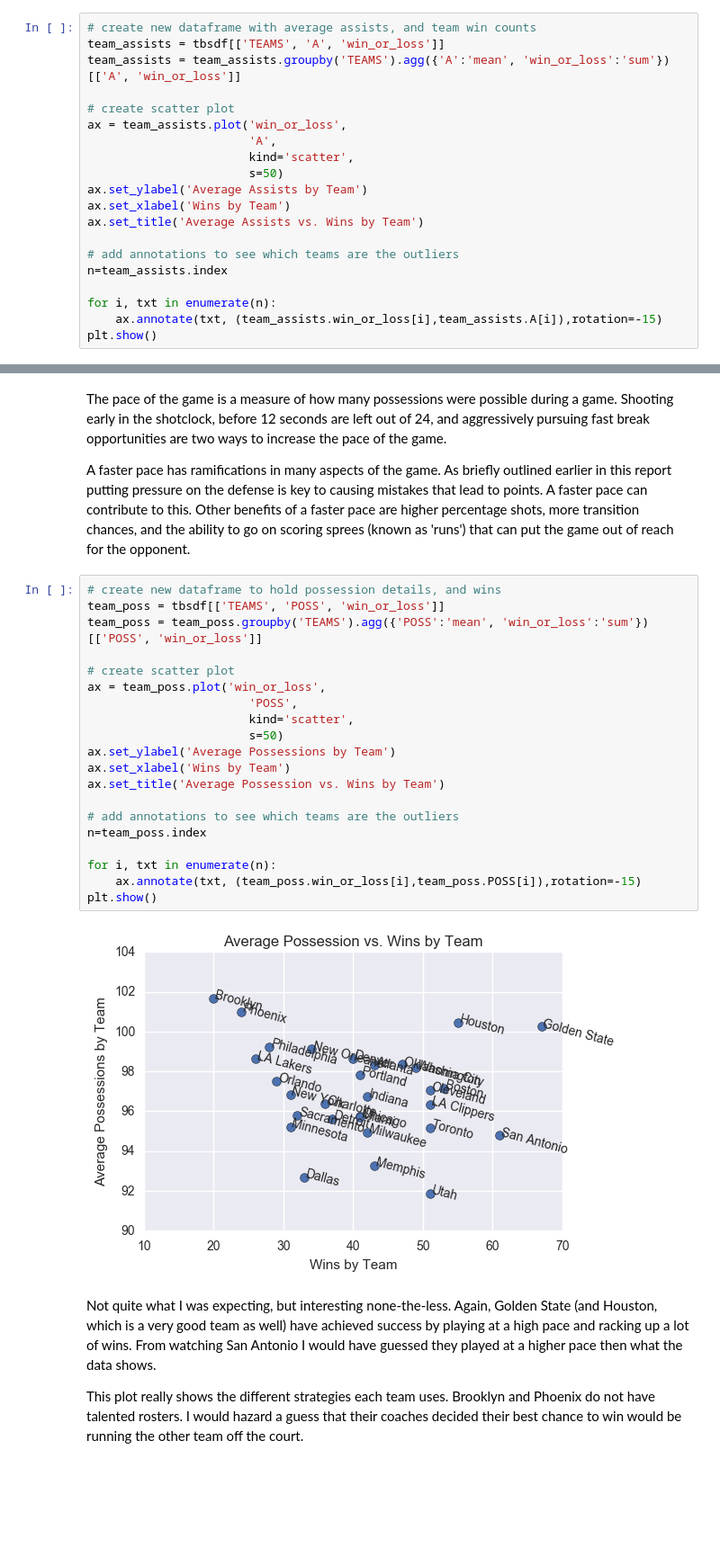
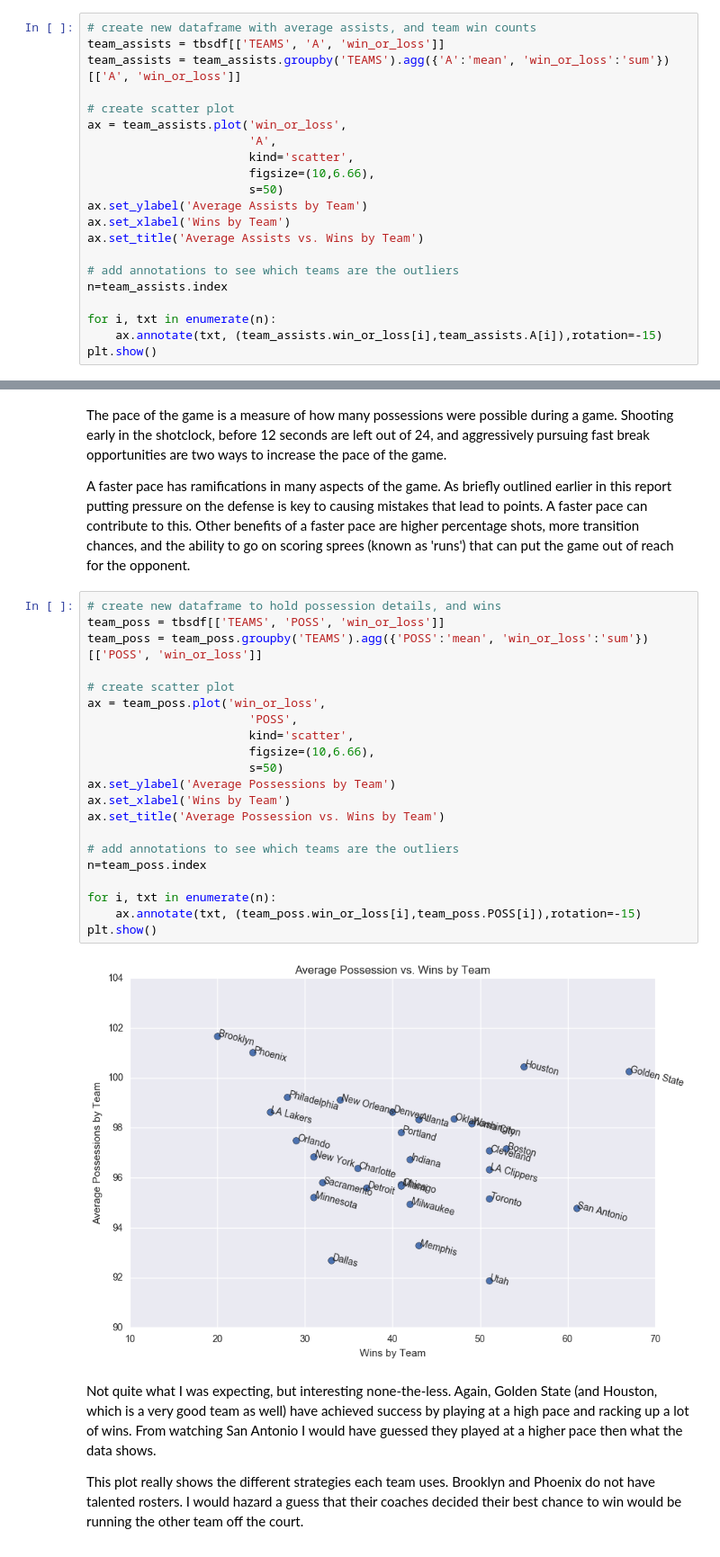
Before and after one commit to MPhillips55/Capstone_Project_1_2016-2017_NBA_Data, a Jupyter notebook: EDA/Capstone Project EDA - 2016-2017 NBA Data.ipynb, the cells around one changed output, grey strips where cells are left out. Shown: that part at 90% size. Cells and saved outputs as stored; diff of their text form; blank space fills up the shorter version.

```diff
--- a/EDA/Capstone Project EDA - 2016-2017 NBA Data.ipynb
+++ b/EDA/Capstone Project EDA - 2016-2017 NBA Data.ipynb
@@ -119,6 +119,7 @@ team_assists = team_assists.groupby('TEAMS').agg({'A':'mean', 'win_or_loss':'sum
 ax = team_assists.plot('win_or_loss',
                        'A',
                        kind='scatter',
+                       figsize=(10,6.66),
                        s=50)
 ax.set_ylabel('Average Assists by Team')
 ax.set_xlabel('Wins by Team')
@@ -143,25 +144,26 @@ A faster pace has ramifications in many aspects of the game. As briefly outlined
 # %%
 # create new dataframe to hold possession details, and wins
 team_poss = tbsdf[['TEAMS', 'POSS', 'win_or_loss']]
 team_poss = team_poss.groupby('TEAMS').agg({'POSS':'mean', 'win_or_loss':'sum'})[['POSS', 'win_or_loss']]
 
 # create scatter plot
 ax = team_poss.plot('win_or_loss',
                        'POSS',
                        kind='scatter',
+                       figsize=(10,6.66),
                        s=50)
 ax.set_ylabel('Average Possessions by Team')
 ax.set_xlabel('Wins by Team')
 ax.set_title('Average Possession vs. Wins by Team')
 
 # add annotations to see which teams are the outliers
 n=team_poss.index
 
 for i, txt in enumerate(n):
     ax.annotate(txt, (team_poss.win_or_loss[i],team_poss.POSS[i]),rotation=-15)
 plt.show()
 # %% [output]
-[figure, old version]
+[figure, new version]
 # %% [markdown]
 Not quite what I was expecting, but interesting none-the-less. Again, Golden State (and Houston, which is a very good team as well) have achieved success by playing at a high pace and racking up a lot of wins. From watching San Antonio I would have guessed they played at a higher pace then what the data shows.
 
```
Also changed, not shown: parts of 25 cells of this notebook.
